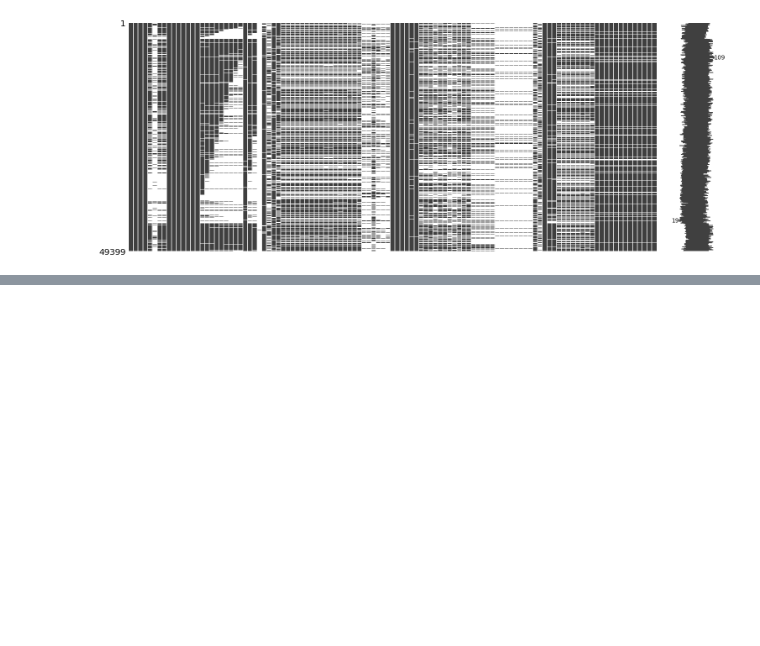
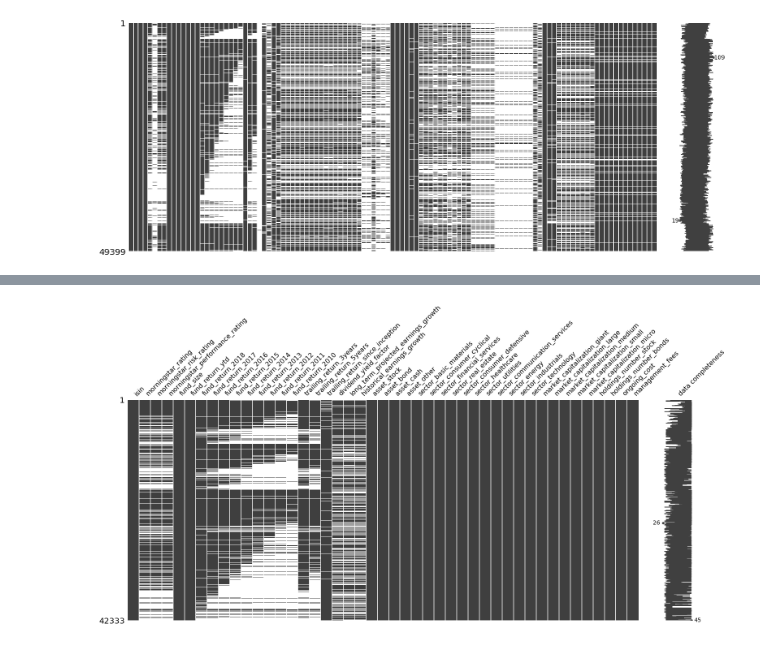
Before and after one commit to saxe405/NYC-high-school-data, a Jupyter notebook: Morningstar_ratings.ipynb, the cells around one changed output, grey strips where cells are left out. Saved outputs shown, nothing was run; the diff lists cells and outputs as text; code cells hidden in the pictures; blank space fills up the shorter version.

```diff
--- a/Morningstar_ratings.ipynb
+++ b/Morningstar_ratings.ipynb
@@ -56,0 +101,11 @@ Index(['class_size', 'fund_size_currency', 'fund_size', 'fund_return_ytd',
+# %%
+import numpy as np
+useful_book = useful_book.groupby('isin').agg(np.mean)
+useful_book.reset_index(inplace=True)
+# %%
+useful_book = useful_book[useful_book['management_fees'].notnull()]
+useful_book = useful_book[useful_book['ongoing_cost'].notnull()]
+# %%
+ax = msno.matrix(useful_book, labels = True)
+# %% [output]
+[figure, added]
```
Also changed, not shown: parts of 12 cells of this notebook.
